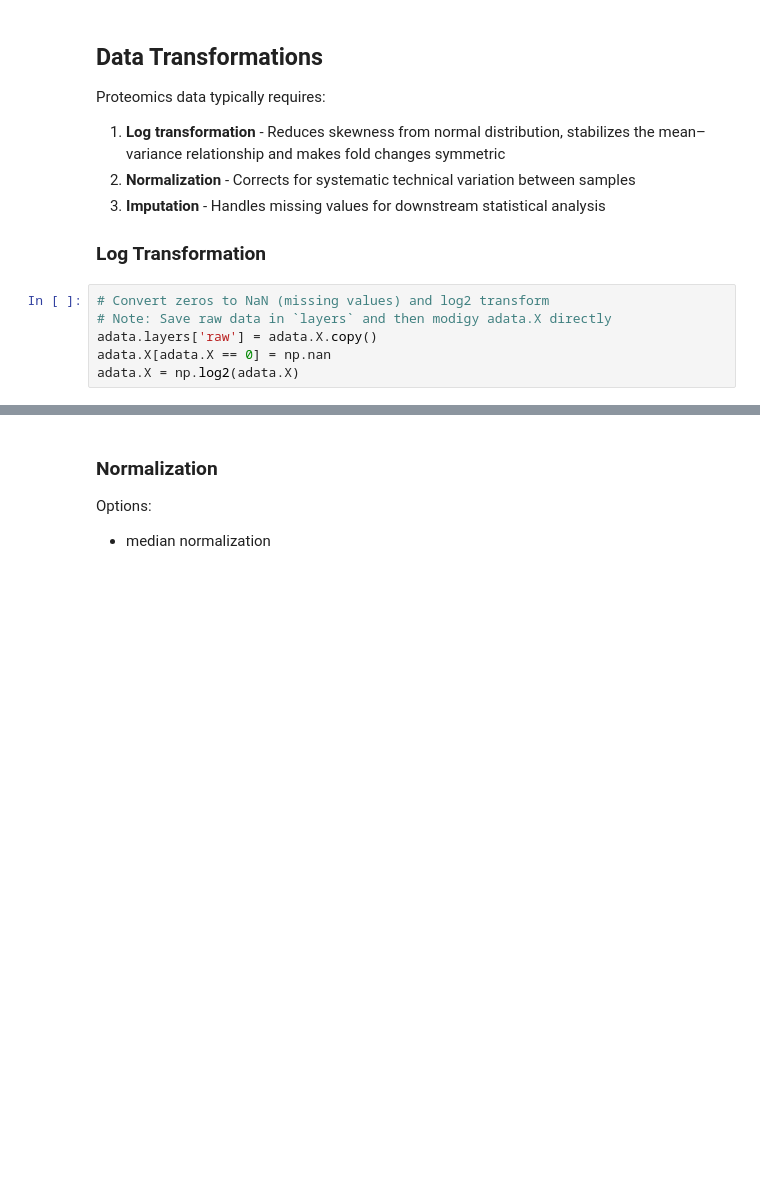
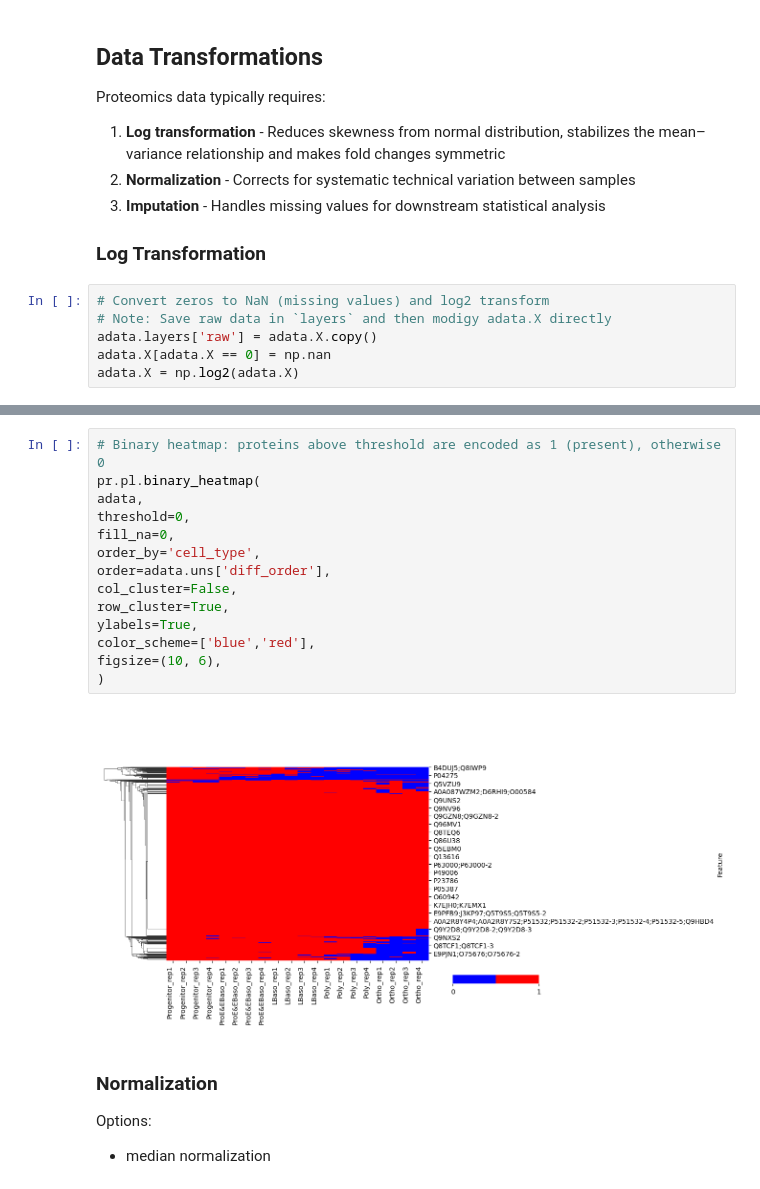
Before and after one commit to UKHD-NP/proteopy, a Jupyter notebook: docs/tutorials/workflow_protein-analysis_karayel-2020.ipynb, the cells around one changed output, grey strips where cells are left out. Cells and saved outputs as stored; diff of their text form; blank space fills up the shorter version.

Commit message:
update: tutorial with binary_heatmap, binary_heatmap: examples, ylabel, cbar position, row_cluster

```diff
--- a/docs/tutorials/workflow_protein-analysis_karayel-2020.ipynb
+++ b/docs/tutorials/workflow_protein-analysis_karayel-2020.ipynb
@@ -369,3 +390,19 @@ adata.X = np.log2(adata.X)
+# %%
+# Binary heatmap: proteins above threshold are encoded as 1 (present), otherwise 0
+pr.pl.binary_heatmap(
+adata,
+threshold=0,
+fill_na=0,
+order_by='cell_type',
+order=adata.uns['diff_order'],
+col_cluster=False,
+row_cluster=True,
+ylabels=True,
+color_scheme=['blue','red'],
+figsize=(10, 6),
+)
+# %% [output]
+[figure, added]
 # %% [markdown]
 ### Normalization
 
```
Also changed, not shown: parts of 9 cells of this notebook, 1 other file.
